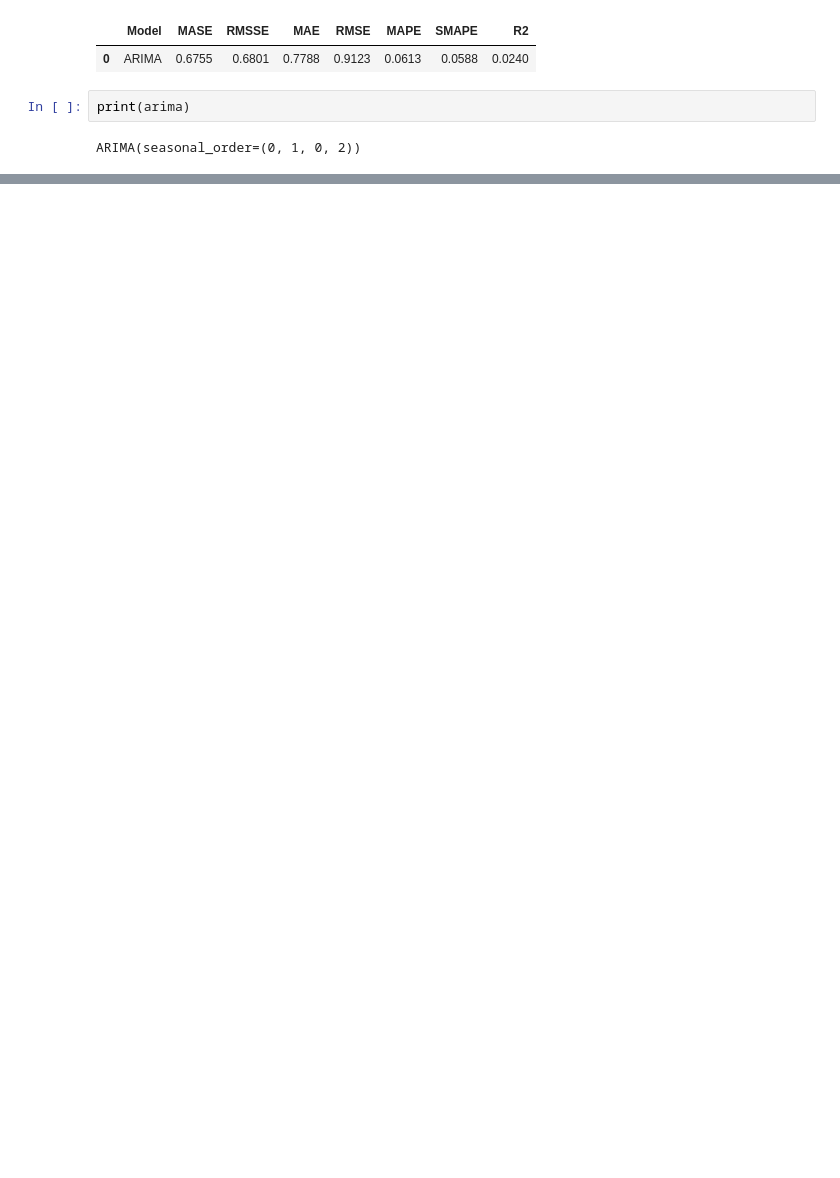
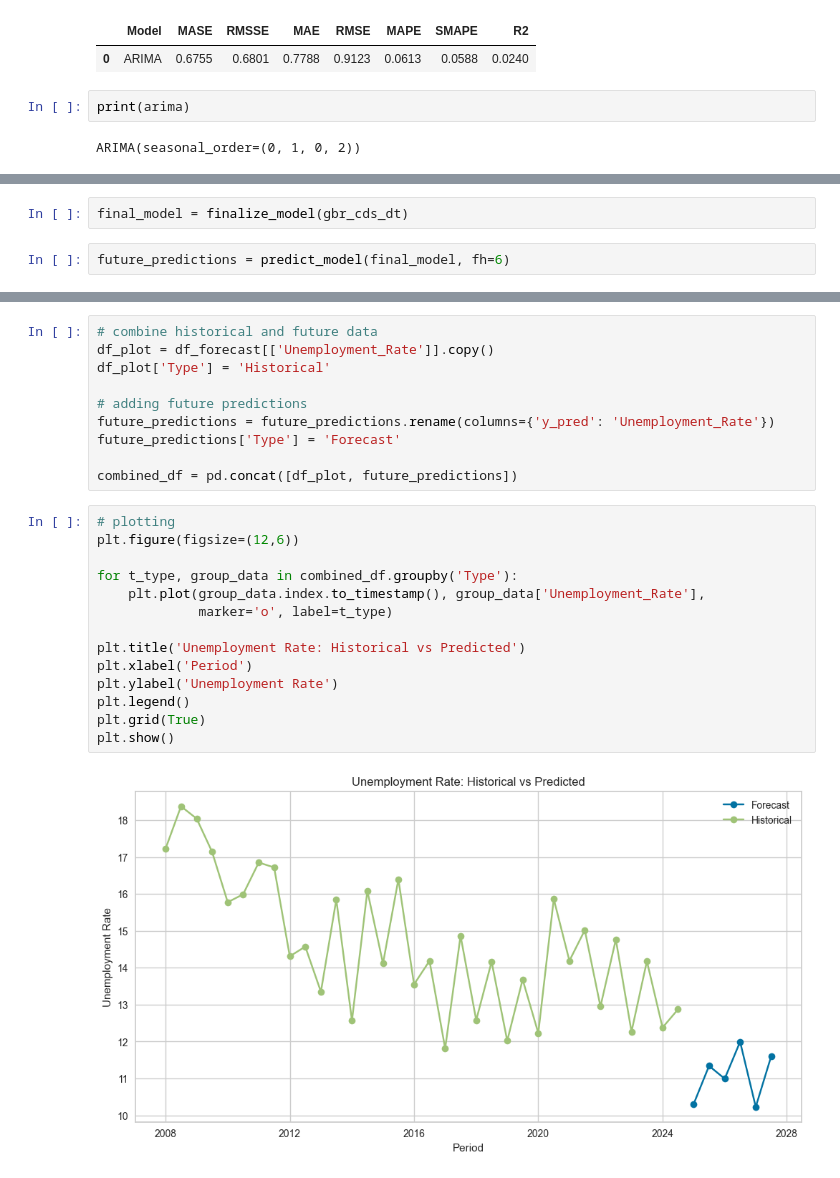
Before and after one commit to imajirzl/thesis-unemployment-rate, a Jupyter notebook: analysis/youth.ipynb, the cells around one changed output, grey strips where cells are left out. Drawn from its saved outputs; the diff is of its cells as text; blank space fills up the shorter version.

Commit message:
adding finalising model and future forecast

```diff
--- a/analysis/youth.ipynb
+++ b/analysis/youth.ipynb
@@ -588,0 +591,4 @@ ARIMA(seasonal_order=(0, 1, 0, 2))
+# %%
+final_model = finalize_model(gbr_cds_dt)
+# %%
+future_predictions = predict_model(final_model, fh=6)
@@ -588,0 +605,26 @@ ARIMA(seasonal_order=(0, 1, 0, 2))
+# %%
+# combine historical and future data
+df_plot = df_forecast[['Unemployment_Rate']].copy()
+df_plot['Type'] = 'Historical'
+
+# adding future predictions
+future_predictions = future_predictions.rename(columns={'y_pred': 'Unemployment_Rate'})
+future_predictions['Type'] = 'Forecast'
+
+combined_df = pd.concat([df_plot, future_predictions])
+# %%
+# plotting
+plt.figure(figsize=(12,6))
+
+for t_type, group_data in combined_df.groupby('Type'):
+    plt.plot(group_data.index.to_timestamp(), group_data['Unemployment_Rate'],
+             marker='o', label=t_type)
+
+plt.title('Unemployment Rate: Historical vs Predicted')
+plt.xlabel('Period')
+plt.ylabel('Unemployment Rate')
+plt.legend()
+plt.grid(True)
+plt.show()
+# %% [output]
+[figure, added]
```
Also changed, not shown: parts of 2 cells of this notebook.
